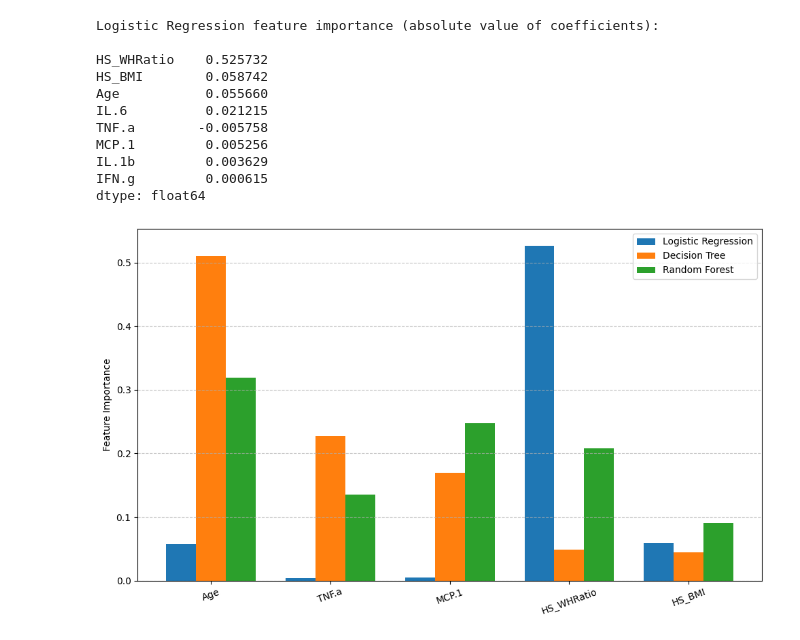
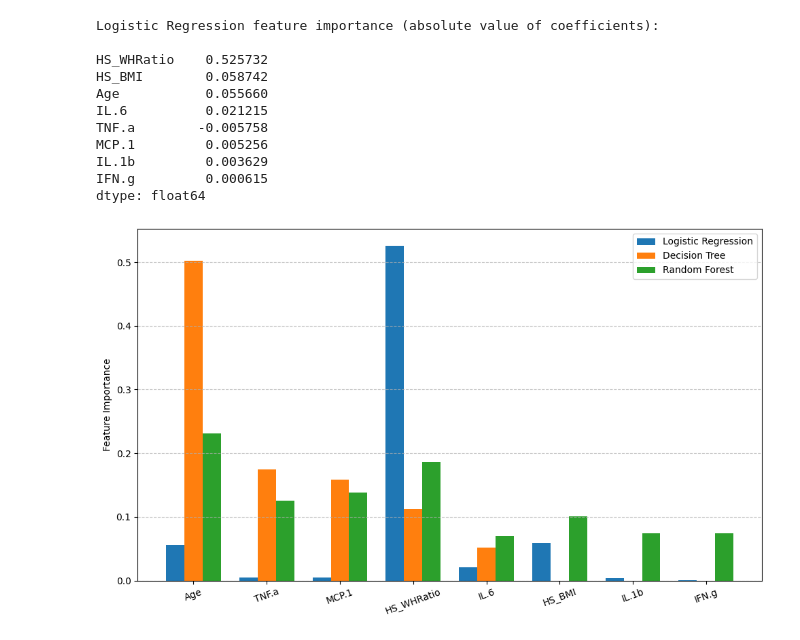
Before and after one commit to luisagmazuca/Prediabetes-research, a Jupyter notebook: code.ipynb, the cells around one changed output. Drawn from its saved outputs; the diff is of its cells as text; code cells hidden in the pictures.

```diff
--- a/code.ipynb
+++ b/code.ipynb
@@ -340,48 +341,48 @@ import numpy as np
 # 1. Feature importance data
 # ----------------------------
 
-features = ['Age', 'TNF.a', 'MCP.1', 'HS_WHRatio', 'HS_BMI']
+features = ['Age', 'TNF.a', 'MCP.1', 'HS_WHRatio', 'IL.6', 'HS_BMI', 'IL.1b', 'IFN.g']
 
 # Feature importance values
-lr_importance = [0.057, 0.004, 0.005, 0.527, 0.059]
-dt_importance = [0.511, 0.227, 0.169, 0.049, 0.044]
-rf_importance = [0.319, 0.135, 0.248, 0.208, 0.090]
+lr_importance = [0.056, 0.005, 0.005, 0.526, 0.021, 0.059, 0.004, 0.001]
+dt_importance = [0.502, 0.175, 0.158, 0.113, 0.052, 0.0, 0.0, 0.0]
+rf_importance = [0.231, 0.125, 0.138, 0.186, 0.07, 0.101, 0.074, 0.074]
 
 # Combine into DataFrame for easier plotting
 df_imp = pd.DataFrame({
     'Logistic Regression': lr_importance,
     'Decision Tree': dt_importance,
     'Random Forest': rf_importance
 }, index=features)
 
 # ----------------------------
 # 2. Plotting
 # ----------------------------
 
-# Set up bar positions
+#set up bar positions
 x = np.arange(len(features))  # label locations
 width = 0.25  # width of the bars
 
 fig, ax = plt.subplots(figsize=(10,6))
 
-# Plot each model's bars
+#plot each model's bars
 ax.bar(x - width, df_imp['Logistic Regression'], width, label='Logistic Regression', color='#1f77b4')
 ax.bar(x, df_imp['Decision Tree'], width, label='Decision Tree', color='#ff7f0e')
 ax.bar(x + width, df_imp['Random Forest'], width, label='Random Forest', color='#2ca02c')
 
-# Labels and titles
+#labels and titles
 ax.set_ylabel('Feature Importance')
 #ax.set_title('Feature Importance Comparison Across Models')
 ax.set_xticks(x)
 ax.set_xticklabels(features)
 ax.legend()
 ax.grid(axis='y', linestyle='--', alpha=0.7)
 
-# Optional: rotate x labels if needed
+#rotate x labels
 plt.xticks(rotation=20)
 
 plt.tight_layout()
-plt.savefig("feat-importance.pdf", bbox_inches="tight")
+#plt.savefig("feat-importance.png", bbox_inches="tight")
 plt.show()
 # %% [output]
-[figure, old version]
+[figure, new version]
```
Also changed, not shown: parts of 1 cell of this notebook.
